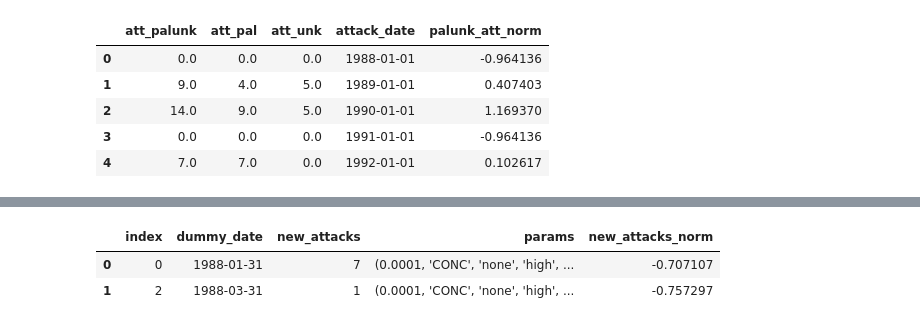
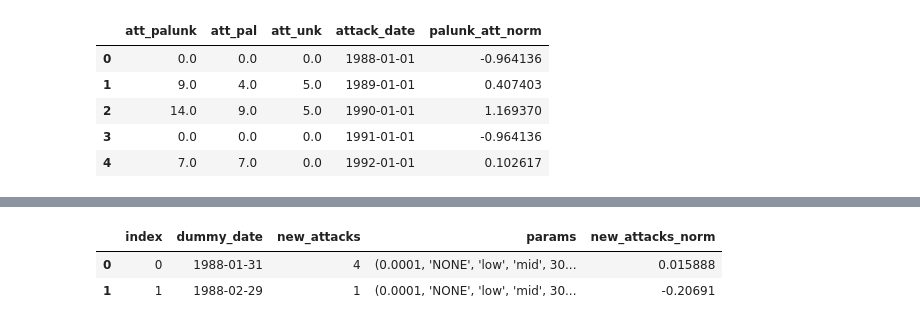
Before and after one commit to natalie-ayers/scientific-computing-counterterrorism-modeling, a Jupyter notebook: compare_model_and_real_dists.ipynb, the cells around one changed output, grey strips where cells are left out. Cells and saved outputs as stored; diff of their text form; code cells hidden in the pictures.

```diff
--- a/compare_model_and_real_dists.ipynb
+++ b/compare_model_and_real_dists.ipynb
@@ -79,8 +80,8 @@ ax.legend(title="Action Type",labels=['Conciliatory-Discriminate','Conciliatory-
 # %% [markdown]
 ##### Bring in modeled data
 # %%
-#full_models_df = pd.read_pickle('./model_output/full_models_df.pkl')
-full_models_df = pd.read_pickle('./../full_models_df.pkl')
+full_models_df = pd.read_pickle('./model_output/full_models_df.pkl')
+#full_models_df = pd.read_pickle('./../full_models_df.pkl')
 param_vals = {'prob_violence':[],'govt_policy':[],'reactive_lvl':[],'discontent':[],'starting_population':[],'steps':[]}
 for params in full_models_df['params']:
     #print(params)
@@ -221,14 +219,3 @@ full_models.head()
-# %%
-# normalize each scenario's values
-param_combos = full_models['params'].unique()
-
-for param in param_combos:
-    param_df = full_models[full_models['params']==param]
-    #print(param_df.index)
-    full_models.loc[param_df.index, 'new_attacks_norm'] = (param_df['new_attacks'] - \
-    param_df['new_attacks'].mean()) / param_df['new_attacks'].std()
-
-full_models.head(2)
 # %%
 # normalize GTD attack counts
 att_dates['palunk_att_norm'] = (att_dates['att_palunk'] - \
@@ -266,0 +257,5 @@ monthly_models_comp.head()
+# %%
+monthly_models_comp['params_fixed'] = monthly_models_comp['params'].str.extract(r'^(\([^\)]*\))')
+monthly_models = monthly_models_comp.drop(columns=['params'])
+monthly_models.rename(columns={'params_fixed':'params'}, inplace=True)
+monthly_models.head()
@@ -267,18 +269,18 @@ monthly_models_comp.head()
 # %%
 # normalize each scenario's values
-param_combos = monthly_models_comp['params'].unique()
+param_combos = monthly_models['params'].unique()
 
 for param in param_combos:
-    param_df = monthly_models_comp[monthly_models_comp['params']==param]
+    param_df = monthly_models[monthly_models['params']==param]
     #print(param_df.index)
-    monthly_models_comp.loc[param_df.index, 'new_attacks_norm'] = (param_df['new_attacks'] - \
+    monthly_models.loc[param_df.index, 'new_attacks_norm'] = (param_df['new_attacks'] - \
     param_df['new_attacks'].mean()) / param_df['new_attacks'].std()
 
-monthly_models_comp.head(2)
+monthly_models.head(2)
 # %% [output]
 |  | index | dummy_date | new_attacks | params | new_attacks_norm |
-| 0 | 0 | 1988-01-31 | 7 | (0.0001, 'CONC', 'none', 'high', ... | -0.707107 |
-| 1 | 2 | 1988-03-31 | 1 | (0.0001, 'CONC', 'none', 'high', ... | -0.757297 |
+| 0 | 0 | 1988-01-31 | 4 | (0.0001, 'NONE', 'low', 'mid', 30... | 0.015888 |
+| 1 | 1 | 1988-02-29 | 1 | (0.0001, 'NONE', 'low', 'mid', 30... | -0.20691 |
 # %%
 # calculate K-S test statistics comparing modeled results with GTD
 obs_attacks = att_dates['palunk_att_norm']
```
Also changed, not shown: parts of 25 cells of this notebook, 4 other files.
